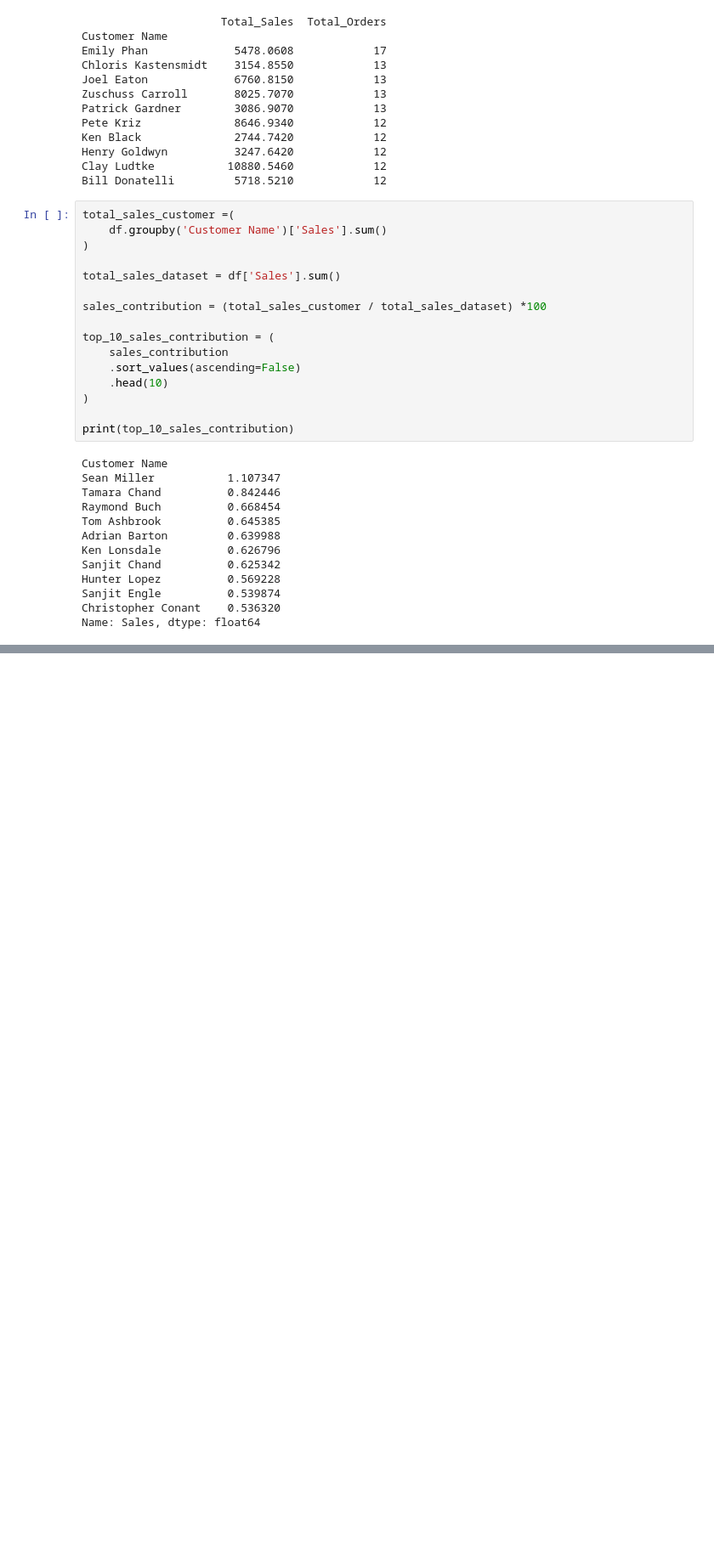
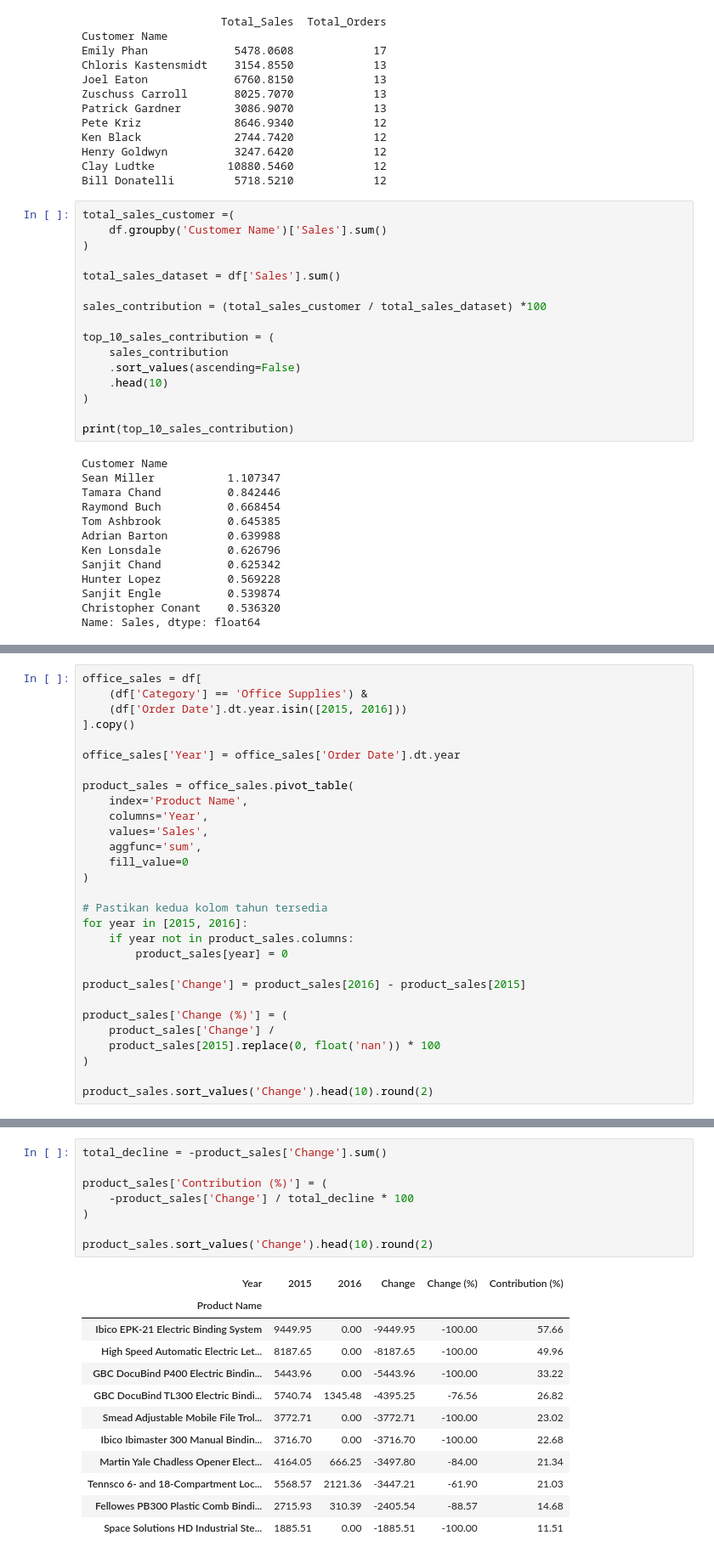
Before and after one commit to muhammadfajar-data/sales-performance-analysis, a Jupyter notebook: sales_analysis.ipynb, the cells around one changed output, grey strips where cells are left out. Shown at 85% size. Saved outputs shown, nothing was run; the diff lists cells and outputs as text; blank space fills up the shorter version.

Commit message:
Add files via upload
Update sales performance analysis notebook.

```diff
--- a/sales_analysis.ipynb
+++ b/sales_analysis.ipynb
@@ -527,0 +658,29 @@ df.head(1)
+# %%
+office_sales = df[
+    (df['Category'] == 'Office Supplies') &
+    (df['Order Date'].dt.year.isin([2015, 2016]))
+].copy()
+
+office_sales['Year'] = office_sales['Order Date'].dt.year
+
+product_sales = office_sales.pivot_table(
+    index='Product Name',
+    columns='Year',
+    values='Sales',
+    aggfunc='sum',
+    fill_value=0
+)
+
+# Pastikan kedua kolom tahun tersedia
+for year in [2015, 2016]:
+    if year not in product_sales.columns:
+        product_sales[year] = 0
+
+product_sales['Change'] = product_sales[2016] - product_sales[2015]
+
+product_sales['Change (%)'] = (
+    product_sales['Change'] /
+    product_sales[2015].replace(0, float('nan')) * 100
+)
+
+product_sales.sort_values('Change').head(10).round(2)
@@ -527,0 +700,21 @@ df.head(1)
+# %%
+total_decline = -product_sales['Change'].sum()
+
+product_sales['Contribution (%)'] = (
+    -product_sales['Change'] / total_decline * 100
+)
+
+product_sales.sort_values('Change').head(10).round(2)
+# %% [output]
+| Year | 2015 | 2016 | Change | Change (%) | Contribution (%) |
+| Product Name |  |  |  |  |  |
+| Ibico EPK-21 Electric Binding System | 9449.95 | 0.00 | -9449.95 | -100.00 | 57.66 |
+| High Speed Automatic Electric Let... | 8187.65 | 0.00 | -8187.65 | -100.00 | 49.96 |
+| GBC DocuBind P400 Electric Bindin... | 5443.96 | 0.00 | -5443.96 | -100.00 | 33.22 |
+| GBC DocuBind TL300 Electric Bindi... | 5740.74 | 1345.48 | -4395.25 | -76.56 | 26.82 |
+| Smead Adjustable Mobile File Trol... | 3772.71 | 0.00 | -3772.71 | -100.00 | 23.02 |
+| Ibico Ibimaster 300 Manual Bindin... | 3716.70 | 0.00 | -3716.70 | -100.00 | 22.68 |
+| Martin Yale Chadless Opener Elect... | 4164.05 | 666.25 | -3497.80 | -84.00 | 21.34 |
+| Tennsco 6- and 18-Compartment Loc... | 5568.57 | 2121.36 | -3447.21 | -61.90 | 21.03 |
+| Fellowes PB300 Plastic Comb Bindi... | 2715.93 | 310.39 | -2405.54 | -88.57 | 14.68 |
+| Space Solutions HD Industrial Ste... | 1885.51 | 0.00 | -1885.51 | -100.00 | 11.51 |
```
Also changed, not shown: parts of 28 cells of this notebook.
